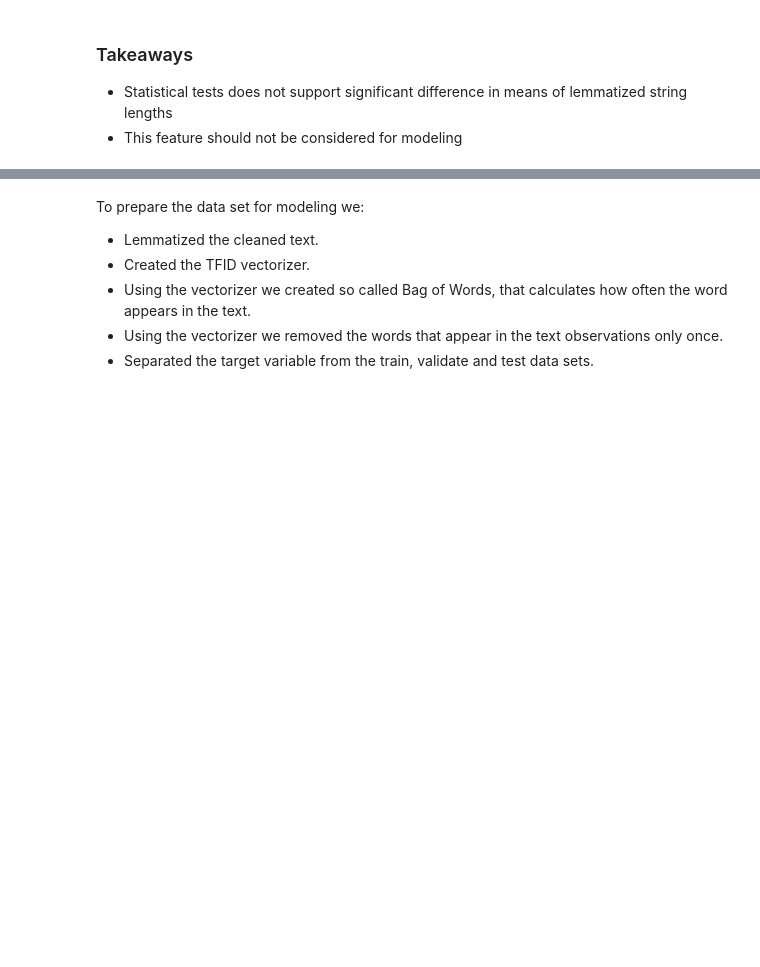
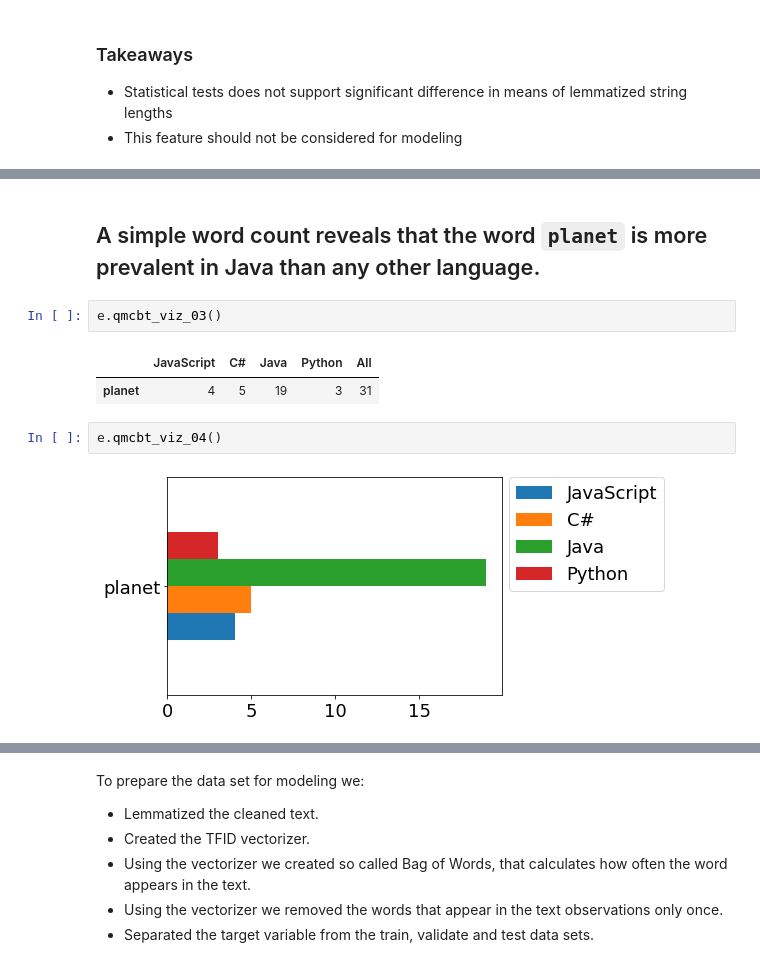
Before and after one commit to Codeup-Mirzakhani-Group1-NLP-Project/Codeup-Mirzakhani-GitHub-Scrape-NLP-Project, a Jupyter notebook: Final_Notebook_Draft.ipynb, the cells around one changed output, grey strips where cells are left out. Saved outputs shown, nothing was run; the diff lists cells and outputs as text; blank space fills up the shorter version.

````diff
--- a/Final_Notebook_Draft.ipynb
+++ b/Final_Notebook_Draft.ipynb
@@ -155,0 +172,11 @@ KruskalResult(statistic=1.5563404327437544, pvalue=0.6693293380228167)
+# %% [markdown]
+## A simple word count reveals that the word ```planet``` is more prevalent in Java than any other language.
+# %%
+e.qmcbt_viz_03()
+# %% [output]
+|  | JavaScript | C# | Java | Python | All |
+| planet | 4 | 5 | 19 | 3 | 31 |
+# %%
+e.qmcbt_viz_04()
+# %% [output]
+[figure, added]
````
Also changed, not shown: parts of 32 cells of this notebook.
